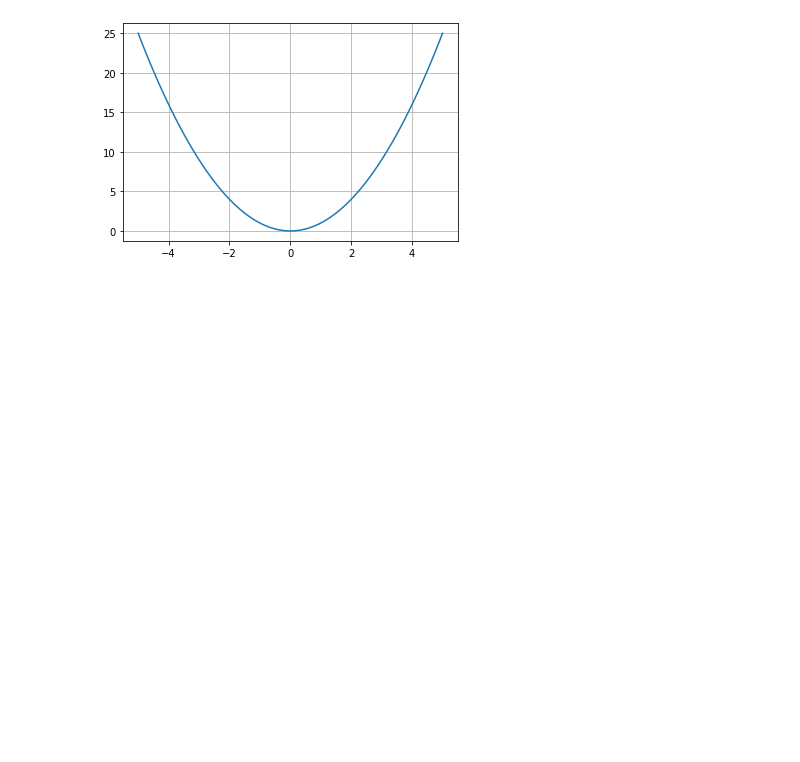
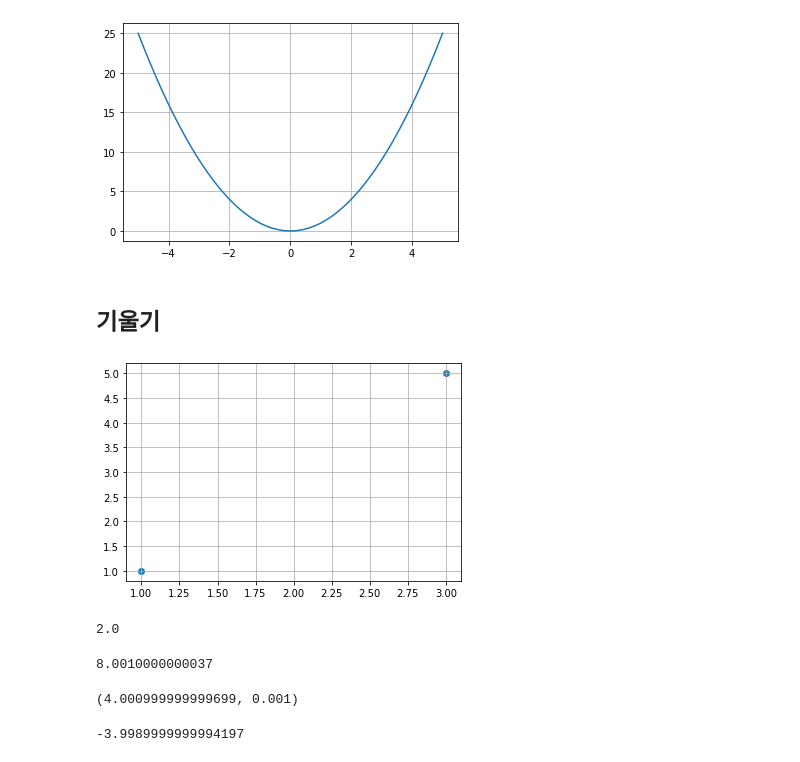
Before and after one commit to JakeOh/202007_itw_bd18, a Jupyter notebook: lab_ml/ml05_linear_regression.ipynb, the cells around one changed output. Cells and saved outputs as stored; diff of their text form; code cells hidden in the pictures; blank space fills up the shorter version.

```diff
--- a/lab_ml/ml05_linear_regression.ipynb
+++ b/lab_ml/ml05_linear_regression.ipynb
@@ -83,3 +83,21 @@ plt.plot(X, y, '-')
 plt.grid()
 # %% [output]
 [figure]
+# %% [markdown]
+## 기울기
+# %%
+# 기울기: (y의 증가분) / (x의 증가분)
+pt1 = [1, 1]
+pt2 = [3, 5]
+
+plt.scatter([pt1[0], pt2[0]], [pt1[1], pt2[1]])
+plt.grid()
+# %% [output]
+[figure, added]
+# %%
+delta_y = pt2[1] - pt1[1]  # y 증가(감소)분
+delta_x = pt2[0] - pt1[0]  # x 증가(감소)분
+slope = delta_y  / delta_x
+slope
+# %% [output]
+2.0
@@ -85,0 +110,13 @@ plt.grid()
+# %%
+# y = x**2 그래프에서 x=4에서의 접선의 기울기(gradient)
+gradient(fn=square, x=4)
+# %% [output]
+8.0010000000037
+# %%
+gradient(fn=square, x=2), gradient(fn=square, x=0)
+# %% [output]
+(4.000999999999699, 0.001)
+# %%
+gradient(fn=square, x=-2)
+# %% [output]
+-3.9989999999994197
```
Also changed, not shown: parts of 19 cells of this notebook.
